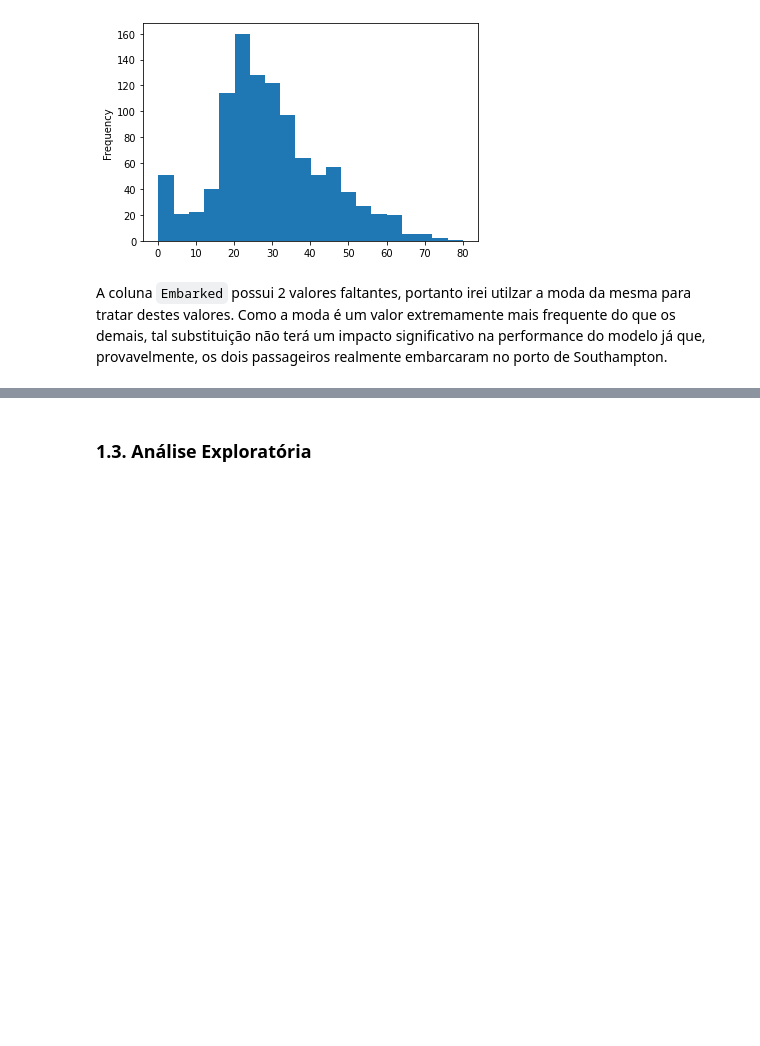
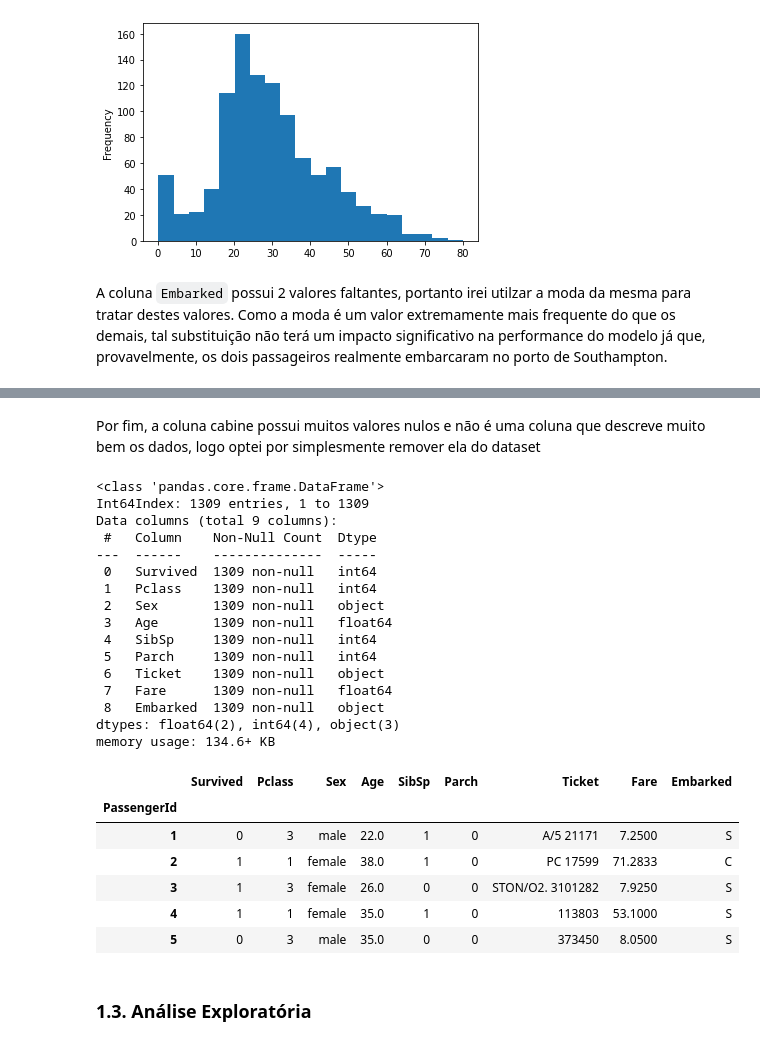
Before and after one commit to GDevigili/machine-learning-coursework, a Jupyter notebook: main.ipynb, the cells around one changed output, grey strips where cells are left out. Saved outputs shown, nothing was run; the diff lists cells and outputs as text; code cells hidden in the pictures; blank space fills up the shorter version.

```diff
--- a/main.ipynb
+++ b/main.ipynb
@@ -94,3 +140,33 @@ Moda da coluna de Embarque: S
+# %% [markdown]
+Por fim, a coluna cabine possui muitos valores nulos e não é uma coluna que descreve muito bem os dados, logo optei por simplesmente remover ela do dataset
+# %%
+merged_df = merged_df.drop('Cabin', axis=1)
+merged_df.info()
+merged_df.head()
+# %% [output]
+<class 'pandas.core.frame.DataFrame'>
+Int64Index: 1309 entries, 1 to 1309
+Data columns (total 9 columns):
+ #   Column    Non-Null Count  Dtype
+---  ------    --------------  -----
+ 0   Survived  1309 non-null   int64
+ 1   Pclass    1309 non-null   int64
+ 2   Sex       1309 non-null   object
+ 3   Age       1309 non-null   float64
+ 4   SibSp     1309 non-null   int64
+ 5   Parch     1309 non-null   int64
+ 6   Ticket    1309 non-null   object
+ 7   Fare      1309 non-null   float64
+ 8   Embarked  1309 non-null   object
+dtypes: float64(2), int64(4), object(3)
+memory usage: 134.6+ KB
+|  | Survived | Pclass | Sex | Age | SibSp | Parch | Ticket | Fare | Embarked |
+| PassengerId |  |  |  |  |  |  |  |  |  |
+| 1 | 0 | 3 | male | 22.0 | 1 | 0 | A/5 21171 | 7.2500 | S |
+| 2 | 1 | 1 | female | 38.0 | 1 | 0 | PC 17599 | 71.2833 | C |
+| 3 | 1 | 3 | female | 26.0 | 0 | 0 | STON/O2. 3101282 | 7.9250 | S |
+| 4 | 1 | 1 | female | 35.0 | 1 | 0 | 113803 | 53.1000 | S |
+| 5 | 0 | 3 | male | 35.0 | 0 | 0 | 373450 | 8.0500 | S |
 # %% [markdown]
 ### 1.3. Análise Exploratória
 # %% [markdown]
```
Also changed, not shown: parts of 13 cells of this notebook.
